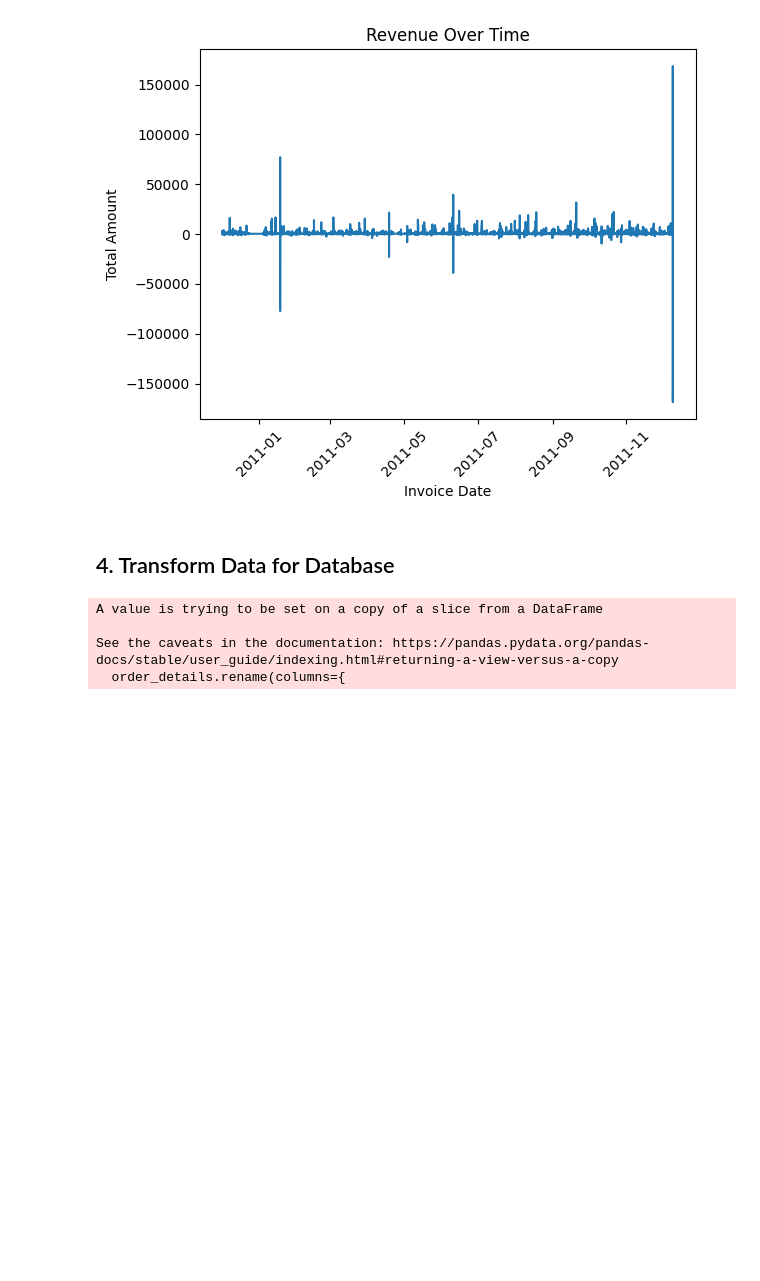
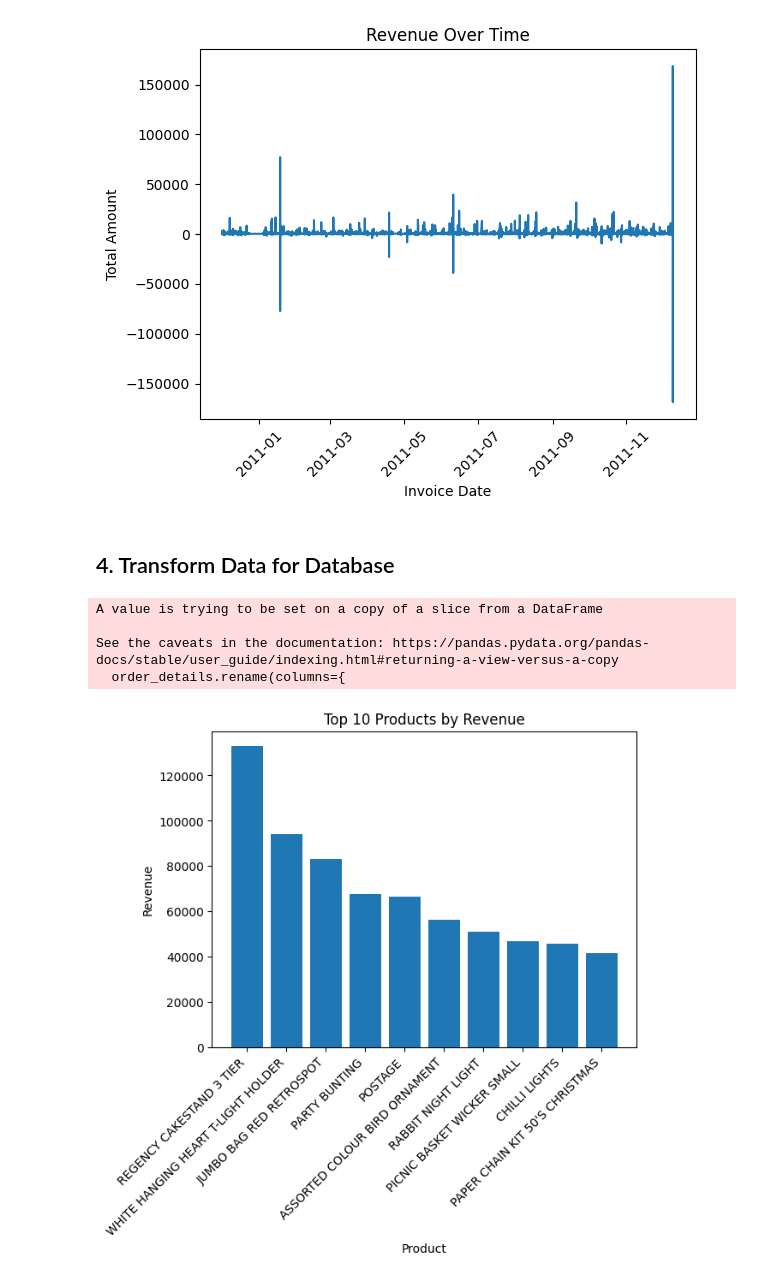
Before and after one commit to birukzlab/Online_Retail_store, a Jupyter notebook: online_retail.ipynb, the cells around one changed output. Saved outputs shown, nothing was run; the diff lists cells and outputs as text; code cells hidden in the pictures; blank space fills up the shorter version.

```diff
--- a/online_retail.ipynb
+++ b/online_retail.ipynb
@@ -93,3 +103,26 @@ A value is trying to be set on a copy of a slice from a DataFrame
 
 See the caveats in the documentation: https://pandas.pydata.org/pandas-docs/stable/user_guide/indexing.html#returning-a-view-versus-a-copy
   order_details.rename(columns={
+# %%
+
+conn = get_connection()
+query = """
+    SELECT P.product_name, SUM(OD.total_amount) AS total_revenue
+    FROM OrderDetails OD
+    JOIN Products P ON OD.product_id = P.product_id
+    GROUP BY P.product_name
+    ORDER BY total_revenue DESC
+    LIMIT 10;
+"""
+data = pd.read_sql(query, conn)
+conn.close()
+
+# Plot the data
+plt.bar(data['product_name'], data['total_revenue'])
+plt.xticks(rotation=45, ha='right')
+plt.title('Top 10 Products by Revenue')
+plt.xlabel('Product')
+plt.ylabel('Revenue')
+plt.show()
+# %% [output]
+[figure, added]
```
Also changed, not shown: parts of 4 cells of this notebook, 10 other files.
